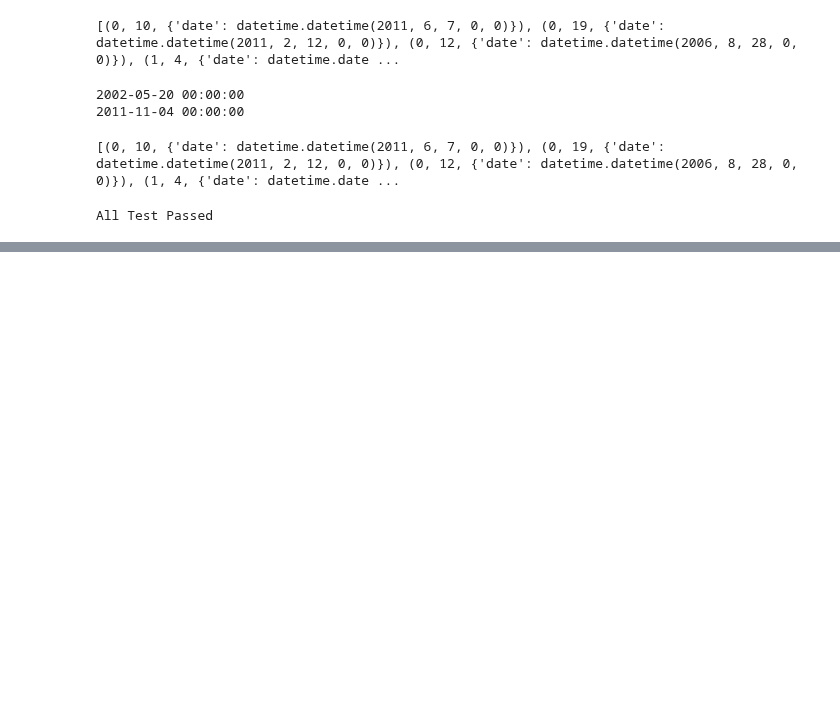
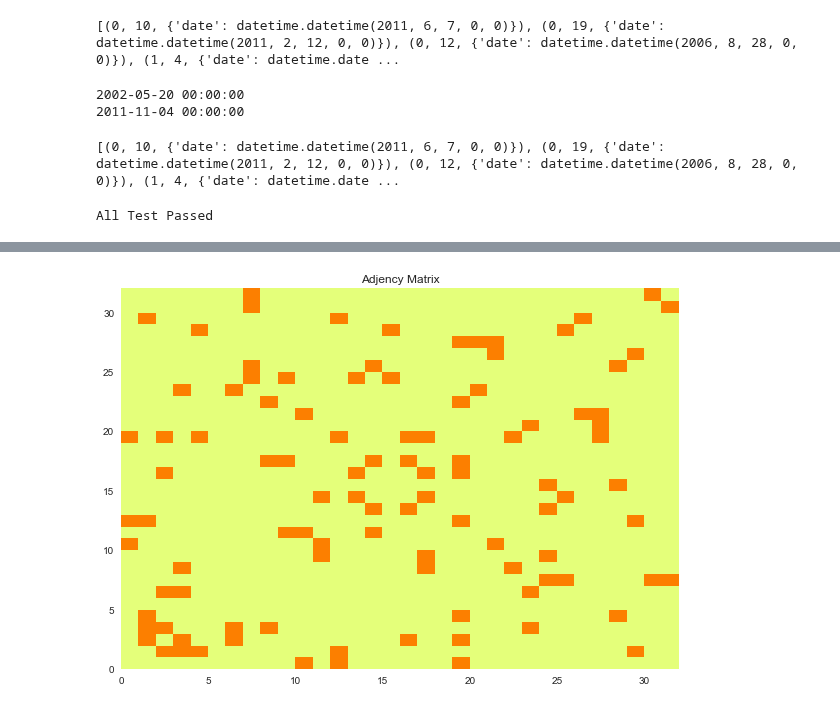
Before and after one commit to JayantGoel001/GraphsAndSocialNetworkAnalytics, a Jupyter notebook: Social Network Analysis.ipynb, the cells around one changed output, grey strips where cells are left out. Saved outputs shown, nothing was run; the diff lists cells and outputs as text; code cells hidden in the pictures; blank space fills up the shorter version.

```diff
--- a/Social Network Analysis.ipynb
+++ b/Social Network Analysis.ipynb
@@ -175,0 +178,16 @@ nx.draw(social,node_color='orange',with_labels=True,node_size=800)
+# %%
+plt.figure(figsize=(10,7))
+
+matrix = nx.to_numpy_matrix(social)
+plt.pcolor(np.array(matrix),cmap=plt.cm.Wistia)
+
+# plt.axes().set_aspect('equal')
+
+plt.xlim(min(social.nodes()),max(social.nodes()))
+plt.ylim(min(social.nodes()),max(social.nodes()))
+
+plt.title("Adjency Matrix")
+
+plt.show()
+# %% [output]
+[figure, added]
```
Also changed, not shown: parts of 3 cells of this notebook.
